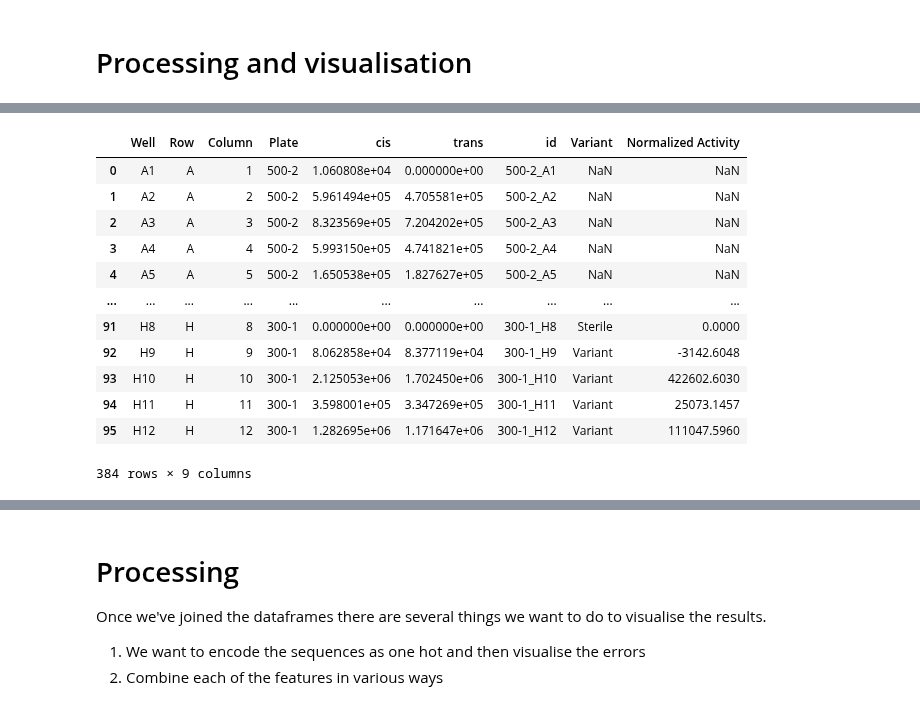
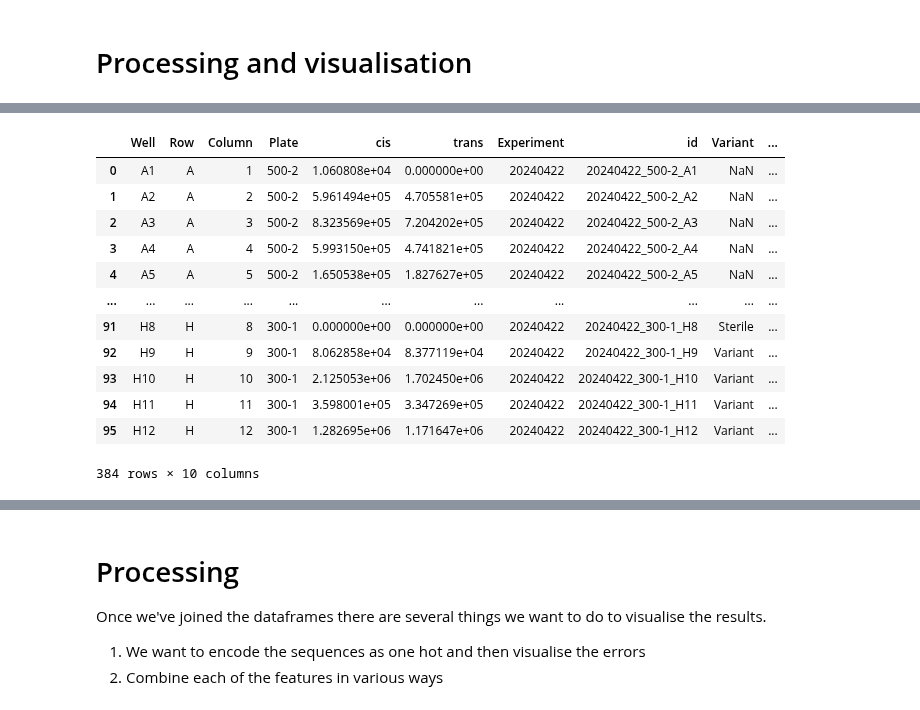
Before and after one commit to fhalab/LevSeq, a Jupyter notebook: manucript/notebooks/Ape AGW/Processing and visulisation.ipynb, the cells around one changed output, grey strips where cells are left out. Saved outputs shown, nothing was run; the diff lists cells and outputs as text; code cells hidden in the pictures.

```diff
--- a/manucript/notebooks/Ape AGW/Processing and visulisation.ipynb
+++ b/manucript/notebooks/Ape AGW/Processing and visulisation.ipynb
@@ -26,29 +50,30 @@ evseq_df
 # %%
 # Also get all the LC-MS data
 import os
 
 files = os.listdir(f'{data_dir}lcms-processed/')
 data_df = pd.DataFrame()
 for f in files:
     df = pd.read_csv(f'{data_dir}lcms-processed/{f}')
     # Make the ID based on the filename
     plate_id = f.split('.csv')[0]
     df['Plate'] = plate_id
+    df['Experiment'] = '20240422'
     # Now add in the actual ID too
-    df['id'] = [f'{p[0]}_{p[1]}' for p in df[['Plate', 'Well']].values]
+    df['id'] = [f'{p[0]}_{p[1]}_{p[2]}' for p in df[['Experiment', 'Plate', 'Well']].values]
     data_df = pd.concat([data_df, df])
 data_df
 # %% [output]
-|  | Well | Row | Column | Plate | cis | trans | id | Variant | Normalized Activity |
-| 0 | A1 | A | 1 | 500-2 | 1.060808e+04 | 0.000000e+00 | 500-2_A1 | NaN | NaN |
-| 1 | A2 | A | 2 | 500-2 | 5.961494e+05 | 4.705581e+05 | 500-2_A2 | NaN | NaN |
-| 2 | A3 | A | 3 | 500-2 | 8.323569e+05 | 7.204202e+05 | 500-2_A3 | NaN | NaN |
-| 3 | A4 | A | 4 | 500-2 | 5.993150e+05 | 4.741821e+05 | 500-2_A4 | NaN | NaN |
-| 4 | A5 | A | 5 | 500-2 | 1.650538e+05 | 1.827627e+05 | 500-2_A5 | NaN | NaN |
-| ... | ... | ... | ... | ... | ... | ... | ... | ... | ... |
-| 91 | H8 | H | 8 | 300-1 | 0.000000e+00 | 0.000000e+00 | 300-1_H8 | Sterile | 0.0000 |
-| 92 | H9 | H | 9 | 300-1 | 8.062858e+04 | 8.377119e+04 | 300-1_H9 | Variant | -3142.6048 |
-| 93 | H10 | H | 10 | 300-1 | 2.125053e+06 | 1.702450e+06 | 300-1_H10 | Variant | 422602.6030 |
-| 94 | H11 | H | 11 | 300-1 | 3.598001e+05 | 3.347269e+05 | 300-1_H11 | Variant | 25073.1457 |
-| 95 | H12 | H | 12 | 300-1 | 1.282695e+06 | 1.171647e+06 | 300-1_H12 | Variant | 111047.5960 |
+|  | Well | Row | Column | Plate | cis | trans | Experiment | id | Variant | ... |
+| 0 | A1 | A | 1 | 500-2 | 1.060808e+04 | 0.000000e+00 | 20240422 | 20240422_500-2_A1 | NaN | ... |
+| 1 | A2 | A | 2 | 500-2 | 5.961494e+05 | 4.705581e+05 | 20240422 | 20240422_500-2_A2 | NaN | ... |
+| 2 | A3 | A | 3 | 500-2 | 8.323569e+05 | 7.204202e+05 | 20240422 | 20240422_500-2_A3 | NaN | ... |
+| 3 | A4 | A | 4 | 500-2 | 5.993150e+05 | 4.741821e+05 | 20240422 | 20240422_500-2_A4 | NaN | ... |
+| 4 | A5 | A | 5 | 500-2 | 1.650538e+05 | 1.827627e+05 | 20240422 | 20240422_500-2_A5 | NaN | ... |
+| ... | ... | ... | ... | ... | ... | ... | ... | ... | ... | ... |
+| 91 | H8 | H | 8 | 300-1 | 0.000000e+00 | 0.000000e+00 | 20240422 | 20240422_300-1_H8 | Sterile | ... |
+| 92 | H9 | H | 9 | 300-1 | 8.062858e+04 | 8.377119e+04 | 20240422 | 20240422_300-1_H9 | Variant | ... |
+| 93 | H10 | H | 10 | 300-1 | 2.125053e+06 | 1.702450e+06 | 20240422 | 20240422_300-1_H10 | Variant | ... |
+| 94 | H11 | H | 11 | 300-1 | 3.598001e+05 | 3.347269e+05 | 20240422 | 20240422_300-1_H11 | Variant | ... |
+| 95 | H12 | H | 12 | 300-1 | 1.282695e+06 | 1.171647e+06 | 20240422 | 20240422_300-1_H12 | Variant | ... |
-384 rows × 9 columns
+384 rows × 10 columns
```
Also changed, not shown: parts of 25 cells of this notebook.
